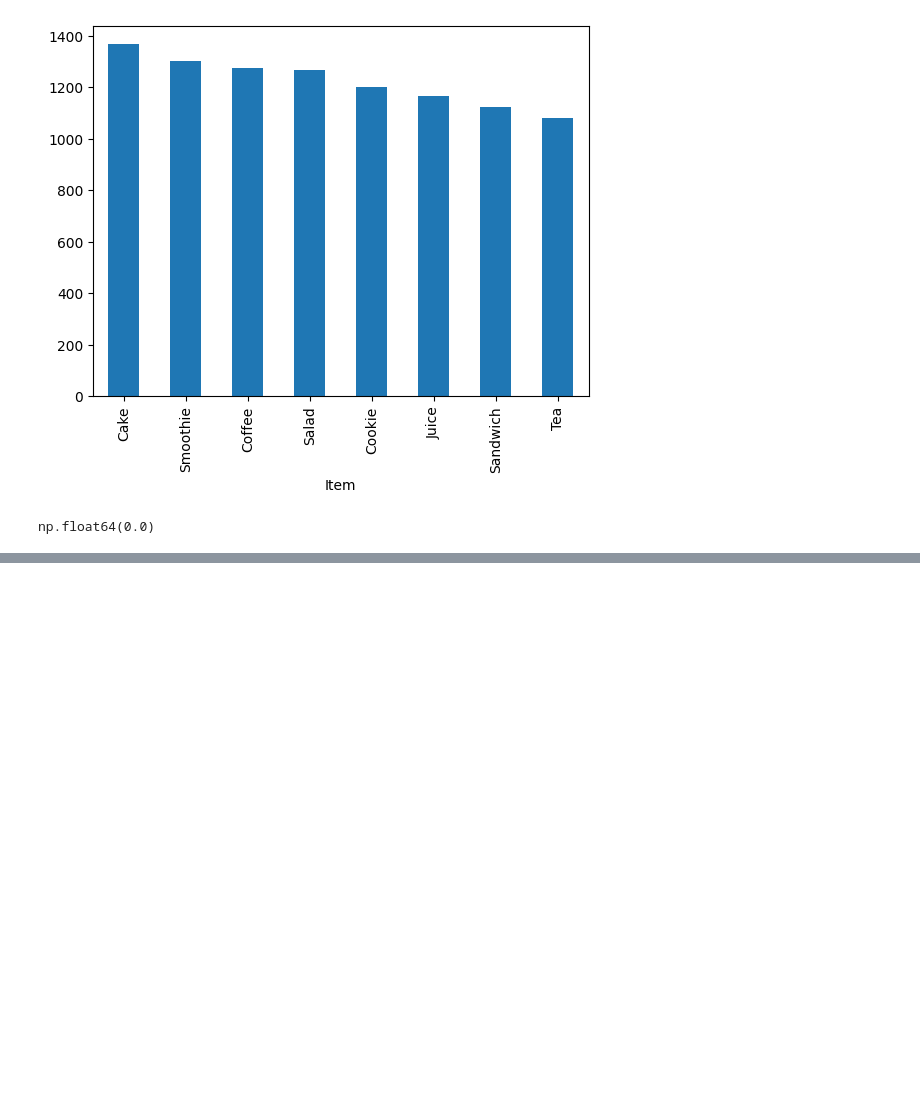
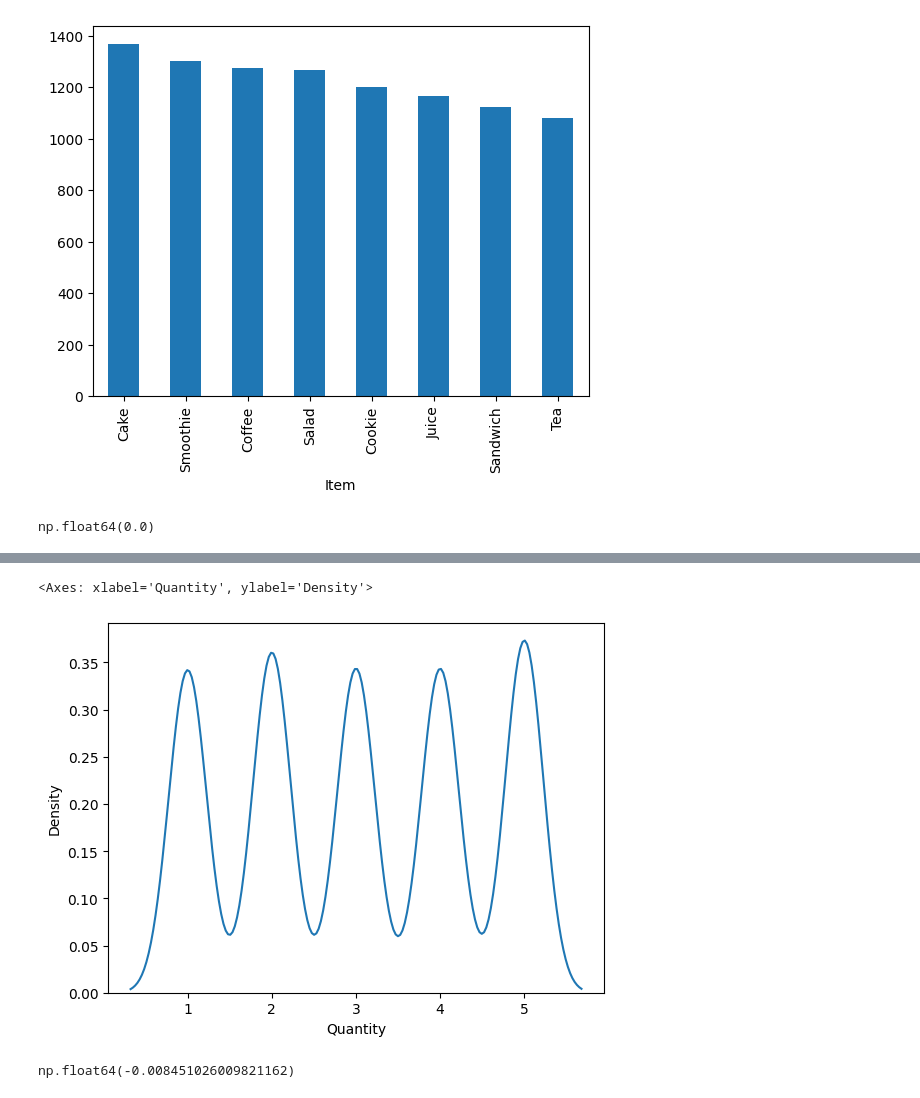
Before and after one commit to aayushmanz/Python-For-Data-Science, a Jupyter notebook: Pandas in Python/Practice in pandas/Practice_6_Dirty_cafe_sales.ipynb, the cells around one changed output, grey strips where cells are left out. Cells and saved outputs as stored; diff of their text form; code cells hidden in the pictures; blank space fills up the shorter version.

```diff
--- a/Pandas in Python/Practice in pandas/Practice_6_Dirty_cafe_sales.ipynb
+++ b/Pandas in Python/Practice in pandas/Practice_6_Dirty_cafe_sales.ipynb
@@ -370,0 +420,9 @@ np.float64(0.0)
+# %%
+sns.kdeplot(data=df['Quantity'])
+# %% [output]
+<Axes: xlabel='Quantity', ylabel='Density'>
+[figure, added]
+# %%
+df['Quantity'].skew()
+# %% [output]
+np.float64(-0.008451026009821162)
```
Also changed, not shown: parts of 15 cells of this notebook, 1 other file.
